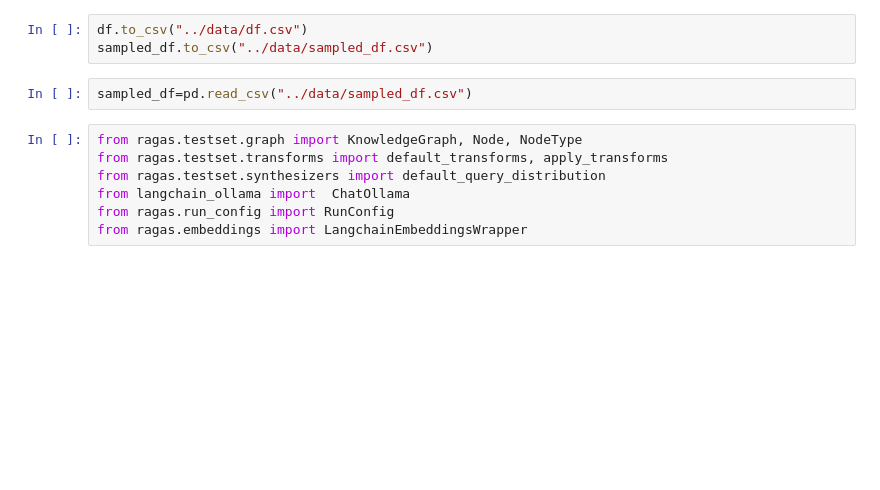
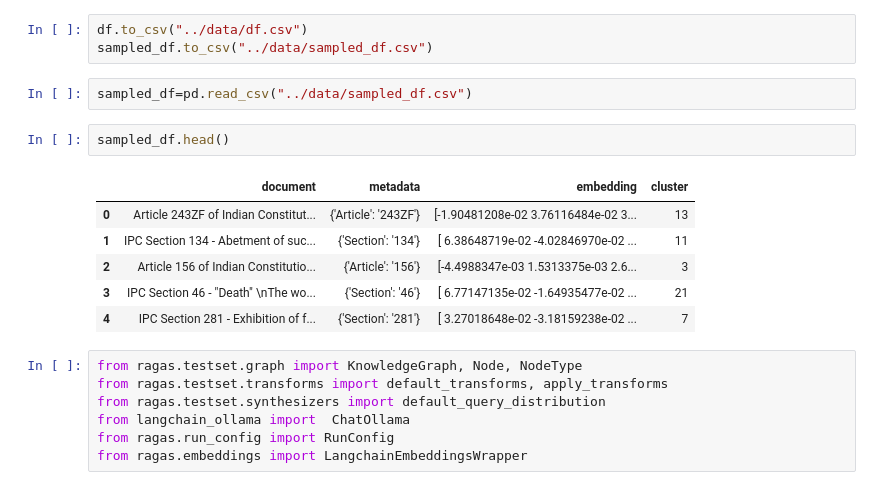
Before and after one commit to pankaj-2708/Self-RAG-and-Corrective-RAG-for-Indian-Constitution, a Jupyter notebook: notebooks/ragas.ipynb, the cells around one changed output. Cells and saved outputs as stored; diff of their text form; blank space fills up the shorter version.

```diff
--- a/notebooks/ragas.ipynb
+++ b/notebooks/ragas.ipynb
@@ -216,6 +226,15 @@ df.to_csv("../data/df.csv")
 sampled_df.to_csv("../data/sampled_df.csv")
 # %%
 sampled_df=pd.read_csv("../data/sampled_df.csv")
+# %%
+sampled_df.head()
+# %% [output]
+|  | document | metadata | embedding | cluster |
+| 0 | Article 243ZF of Indian Constitut... | {'Article': '243ZF'} | [-1.90481208e-02 3.76116484e-02 3... | 13 |
+| 1 | IPC Section 134 - Abetment of suc... | {'Section': '134'} | [ 6.38648719e-02 -4.02846970e-02 ... | 11 |
+| 2 | Article 156 of Indian Constitutio... | {'Article': '156'} | [-4.4988347e-03 1.5313375e-03 2.6... | 3 |
+| 3 | IPC Section 46 - "Death" \nThe wo... | {'Section': '46'} | [ 6.77147135e-02 -1.64935477e-02 ... | 21 |
+| 4 | IPC Section 281 - Exhibition of f... | {'Section': '281'} | [ 3.27018648e-02 -3.18159238e-02 ... | 7 |
 # %%
 from ragas.testset.graph import KnowledgeGraph, Node, NodeType
 from ragas.testset.transforms import default_transforms, apply_transforms
```
Also changed, not shown: parts of 5 cells of this notebook, 10 other files.
